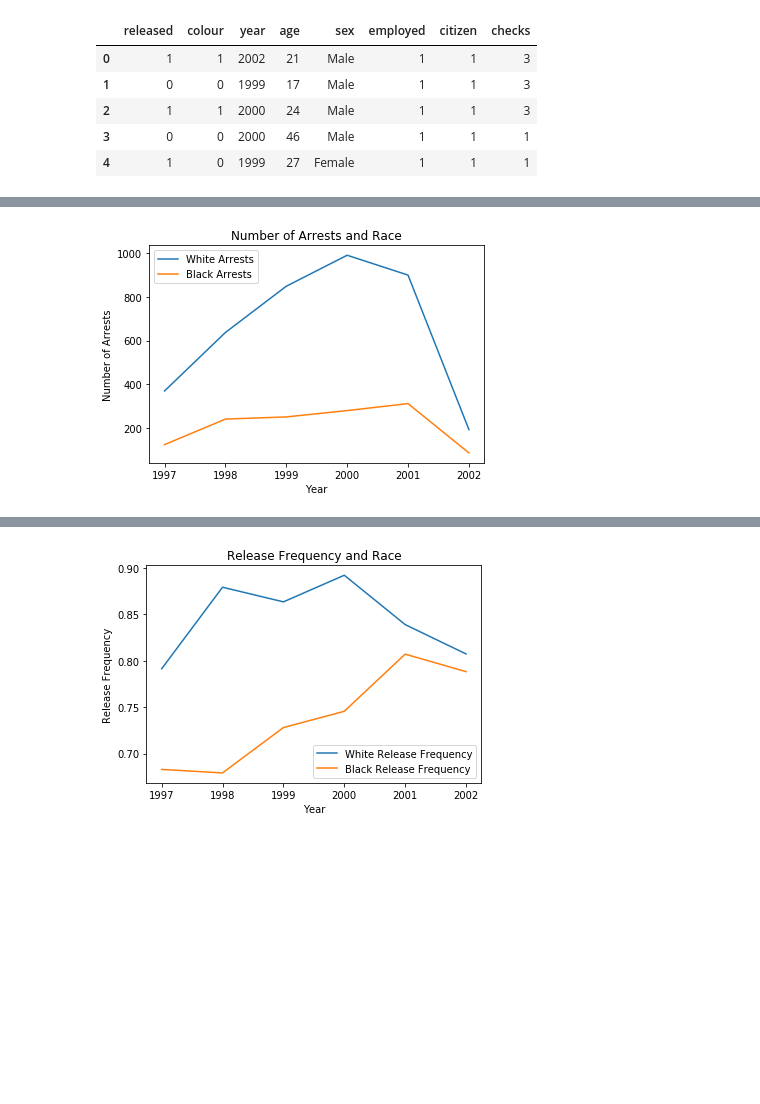
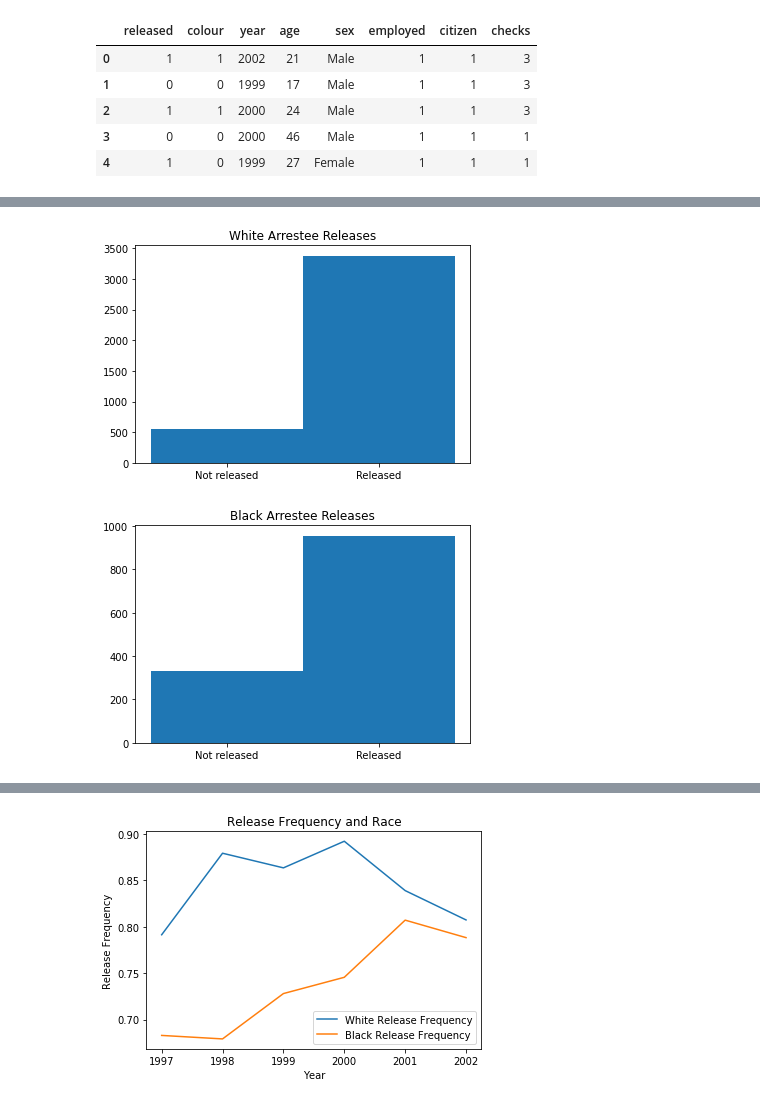
Before and after one commit to chenganyi/2950-final, a Jupyter notebook: Data_Analysis.ipynb, the cells around one changed output, grey strips where cells are left out. Drawn from its saved outputs; the diff is of its cells as text; code cells hidden in the pictures; blank space fills up the shorter version.

```diff
--- a/Data_Analysis.ipynb
+++ b/Data_Analysis.ipynb
@@ -57,13 +64,15 @@ Mean # of Checks for White Arrests 1.485017775520569
 # %%
 whiteCount = ArrestsWhite.groupby(["year"]).count()
 blackCount = ArrestsBlack.groupby(["year"]).count()
-# %%
-plt.plot(whiteCount.index, whiteCount["released"], label = "White Arrests")
-plt.plot(blackCount.index, blackCount["released"], Label = "Black Arrests")
-plt.xlabel("Year")
-plt.ylabel("Number of Arrests")
-plt.title("Number of Arrests and Race")
-plt.legend()
-plt.show()
-# %% [output]
-[figure, removed]
+# %%
+plt.hist(ArrestsWhite['released'], bins = 2)
+plt.xticks(ticks = [0.25,0.75], labels = ["Not released", "Released"])
+plt.title("White Arrestee Releases")
+plt.show()
+plt.hist(ArrestsBlack['released'], bins = 2)
+plt.xticks(ticks = [0.25,0.75], labels = ["Not released", "Released"])
+plt.title("Black Arrestee Releases")
+plt.show()
+# %% [output]
+[figure, added]
+[figure, added]
```
Also changed, not shown: parts of 46 cells of this notebook.
